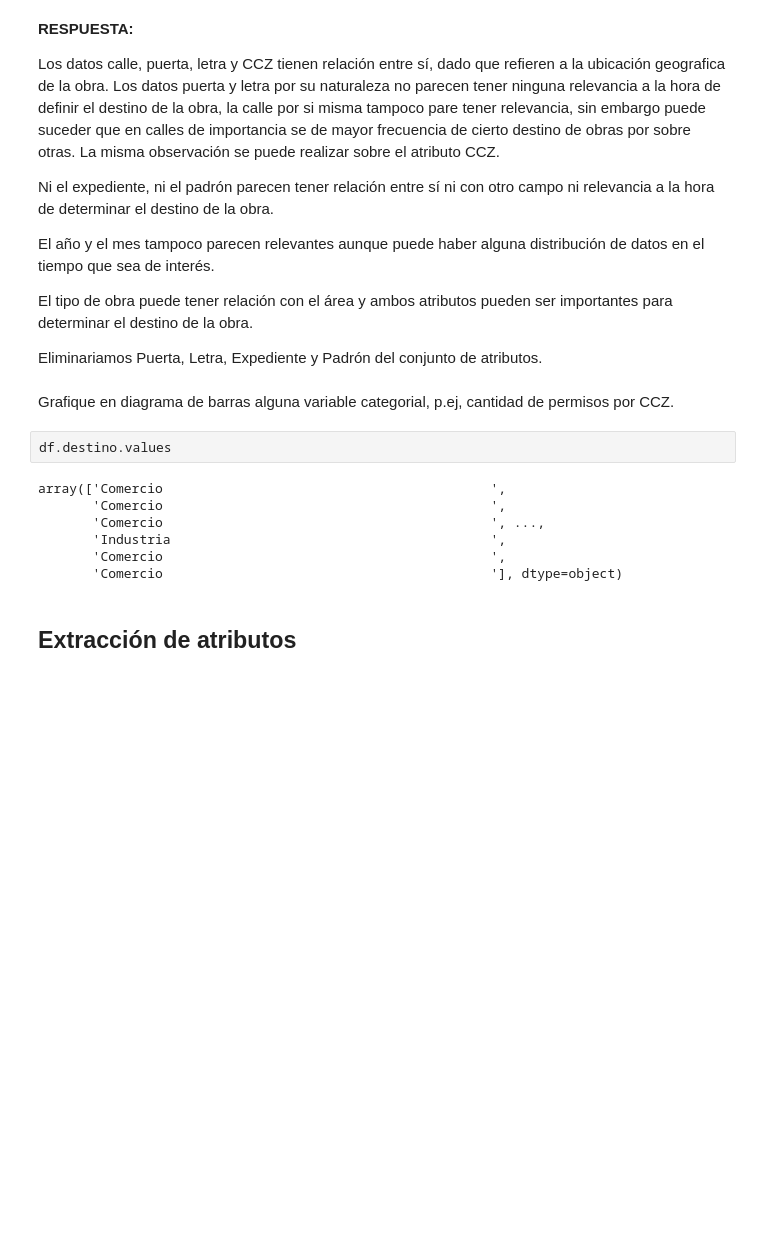
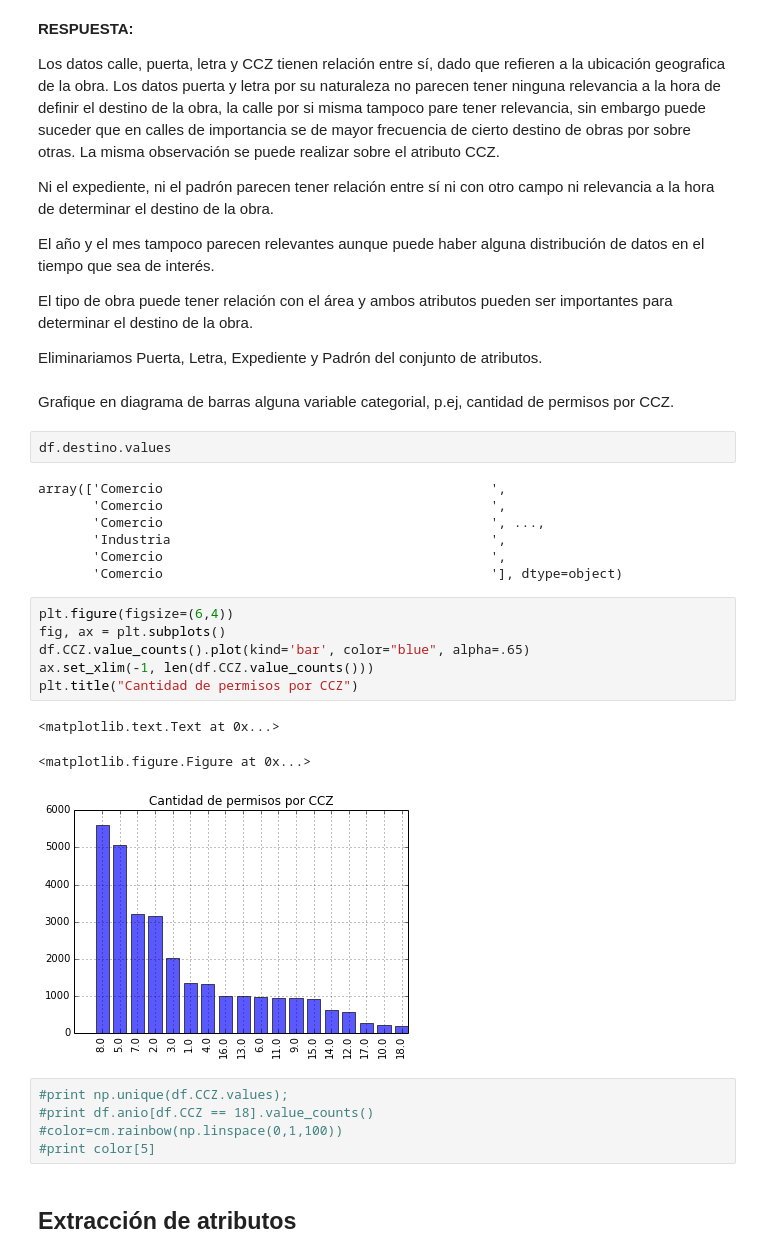
Before and after one commit to raulsperoni/aprendizaje-automatico-2015, a Jupyter notebook: Lab1_2015.ipynb, the cells around one changed output. Saved outputs shown, nothing was run; the diff lists cells and outputs as text; blank space fills up the shorter version.

```diff
--- a/Lab1_2015.ipynb
+++ b/Lab1_2015.ipynb
@@ -150,5 +151,20 @@ array(['Comercio                                          ',
        'Industria                                         ',
        'Comercio                                          ',
        'Comercio                                          '], dtype=object)
+# %%
+plt.figure(figsize=(6,4))
+fig, ax = plt.subplots()
+df.CCZ.value_counts().plot(kind='bar', color="blue", alpha=.65)
+ax.set_xlim(-1, len(df.CCZ.value_counts()))
+plt.title("Cantidad de permisos por CCZ")
+# %% [output]
+<matplotlib.text.Text at 0x...>
+<matplotlib.figure.Figure at 0x...>
+[figure, added]
+# %%
+#print np.unique(df.CCZ.values);
+#print df.anio[df.CCZ == 18].value_counts()
+#color=cm.rainbow(np.linspace(0,1,100))
+#print color[5]
 # %% [markdown]
 ## Extracción de atributos
```
Also changed, not shown: parts of 9 cells of this notebook.
